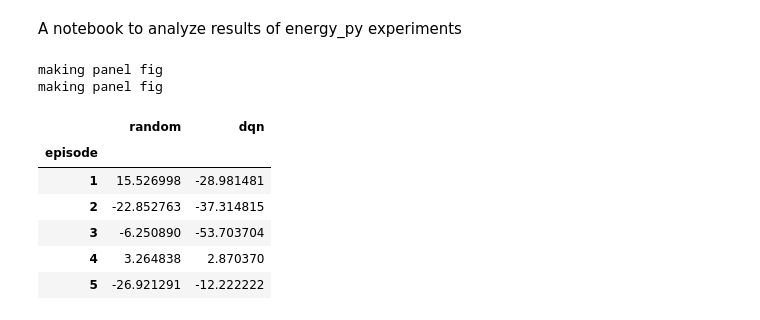
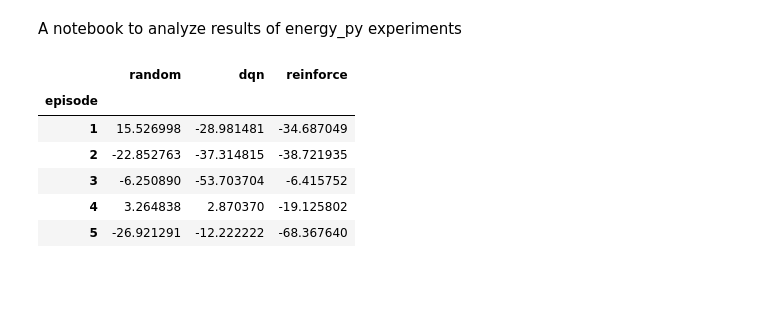
Before and after one commit to ADGEfficiency/energy-py, a Jupyter notebook: notebooks/experiment_results.ipynb, the cells around one changed output. Cells and saved outputs as stored; diff of their text form; code cells hidden in the pictures; blank space fills up the shorter version.

```diff
--- a/notebooks/experiment_results.ipynb
+++ b/notebooks/experiment_results.ipynb
@@ -9,39 +10,20 @@ def get_data(name):
     base_path = '/home/adam/git/energy_py/energy_py/experiments/simple_battery/'+name+'/expt_0/csvs/'
     csvs = ['df_ep.csv', 'df_stp.csv' , 'env_info.csv']
     csvs = {name: pd.read_csv(base_path + name, index_col=0) for name in csvs}
-    vis = EternityVisualizer()
-    vis.env_outputs = {'df_env_info': csvs['env_info.csv']}
-    vis.env_outputs['env_panel_fig'] = []
-
-    vis.agent_outputs = {'df_stp': csvs['df_stp.csv']}
-    vis.agent_outputs['df_ep'] = csvs['df_ep.csv']
-
-    vis.env_panel_fig = []
-
-    agent_out, env_out = vis.output_results(save_data=False)
-    agent_stp = agent_out['df_stp']
-    agent_ep = agent_out['df_ep']
-    env_stp = env_out['df_env_info']
-
-    return csvs, vis, agent_ep
+    return csvs
-# %%
-random = get_data('random')
-dqn = get_data('dqn')
-# %% [output]
-making panel fig
-making panel fig
+# %%
+names = ['random', 'dqn', 'reinforce']
+data = [get_data(name) for name in names]
 # %%
-all_rewards = pd.concat([random[2].loc[:, 'reward'],
-                         dqn[2].loc[:, 'reward']],
-                        axis=1)
-all_rewards.columns = ['random', 'dqn']
+all_rewards = pd.concat([d['df_ep.csv'].loc[:, 'reward'] for d in data], axis=1)
+all_rewards.columns = names
 all_rewards.head()
 # %% [output]
-|  | random | dqn |
-| episode |  |  |
-| 1 | 15.526998 | -28.981481 |
-| 2 | -22.852763 | -37.314815 |
-| 3 | -6.250890 | -53.703704 |
-| 4 | 3.264838 | 2.870370 |
-| 5 | -26.921291 | -12.222222 |
+|  | random | dqn | reinforce |
+| episode |  |  |  |
+| 1 | 15.526998 | -28.981481 | -34.687049 |
+| 2 | -22.852763 | -37.314815 | -38.721935 |
+| 3 | -6.250890 | -53.703704 | -6.415752 |
+| 4 | 3.264838 | 2.870370 | -19.125802 |
+| 5 | -26.921291 | -12.222222 | -68.367640 |
 # %%
```
Also changed, not shown: parts of 4 cells of this notebook, 17 other files.
